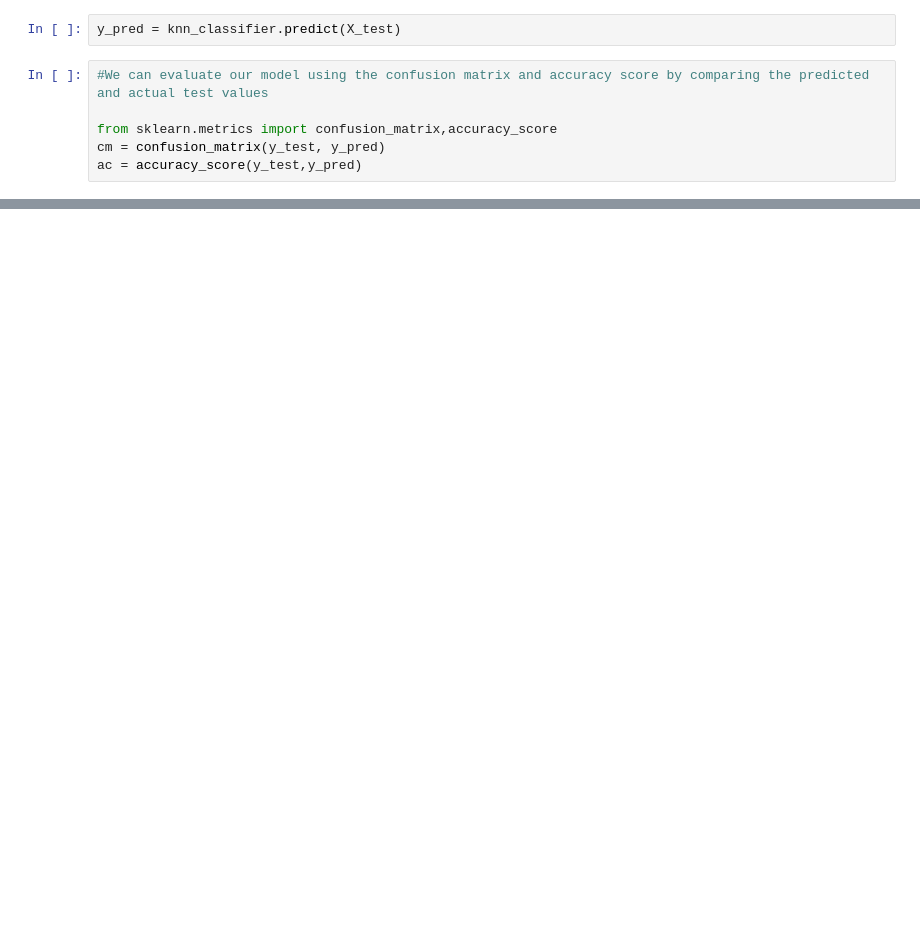
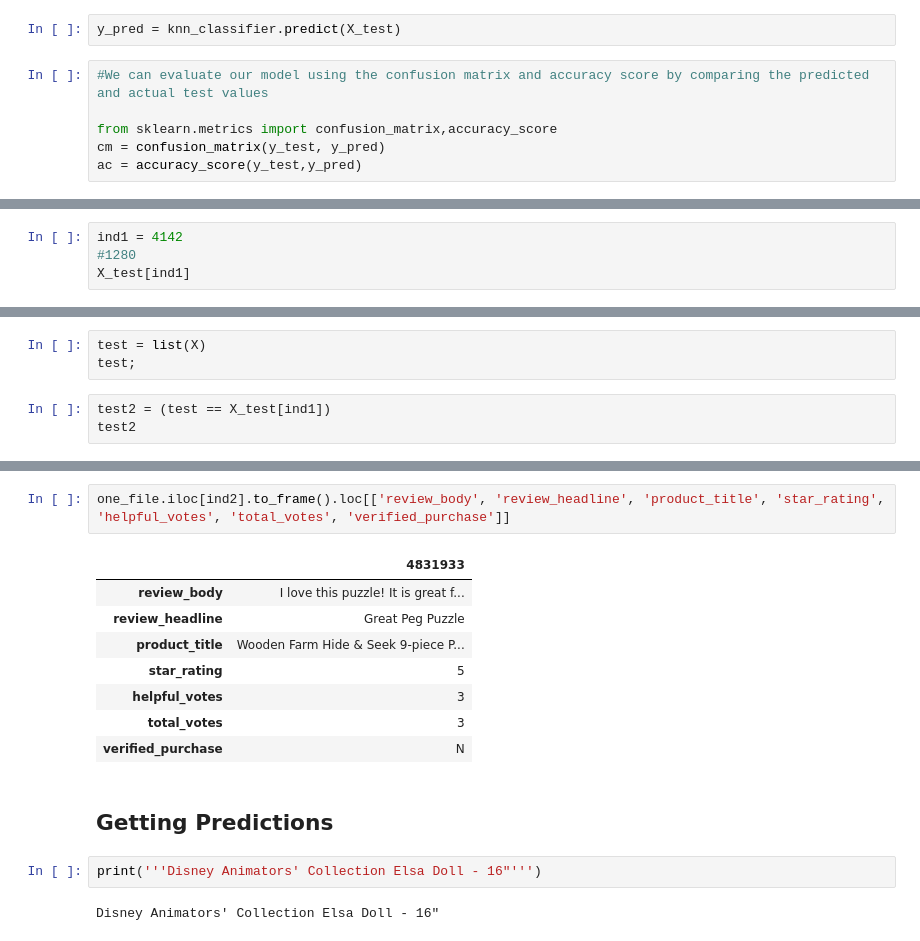
Before and after one commit to sukikrishna/FARS, a Jupyter notebook: KNN_ML/KNNToys.ipynb, the cells around one changed output, grey strips where cells are left out. Cells and saved outputs as stored; diff of their text form; blank space fills up the shorter version.

```diff
--- a/KNN_ML/KNNToys.ipynb
+++ b/KNN_ML/KNNToys.ipynb
@@ -512,0 +483,4 @@ knn_classifier = load(path+name)
+# %%
+ind1 = 4142
+#1280
+X_test[ind1]
@@ -512,0 +489,6 @@ knn_classifier = load(path+name)
+# %%
+test = list(X)
+test;
+# %%
+test2 = (test == X_test[ind1])
+test2
@@ -512,0 +521,17 @@ knn_classifier = load(path+name)
+# %%
+one_file.iloc[ind2].to_frame().loc[['review_body', 'review_headline', 'product_title', 'star_rating', 'helpful_votes', 'total_votes', 'verified_purchase']]
+# %% [output]
+|  | 4831933 |
+| review_body | I love this puzzle! It is great f... |
+| review_headline | Great Peg Puzzle |
+| product_title | Wooden Farm Hide & Seek 9-piece P... |
+| star_rating | 5 |
+| helpful_votes | 3 |
+| total_votes | 3 |
+| verified_purchase | N |
+# %% [markdown]
+## Getting Predictions
+# %%
+print('''Disney Animators' Collection Elsa Doll - 16"''')
+# %% [output]
+Disney Animators' Collection Elsa Doll - 16"
```
Also changed, not shown: parts of 36 cells of this notebook, 6 other files.
